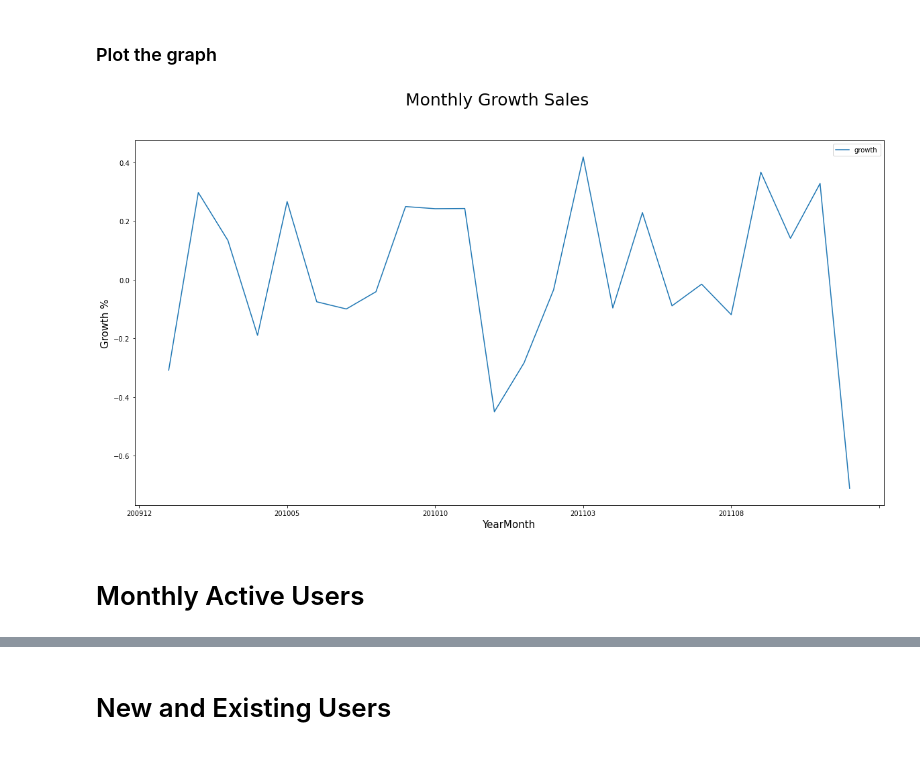
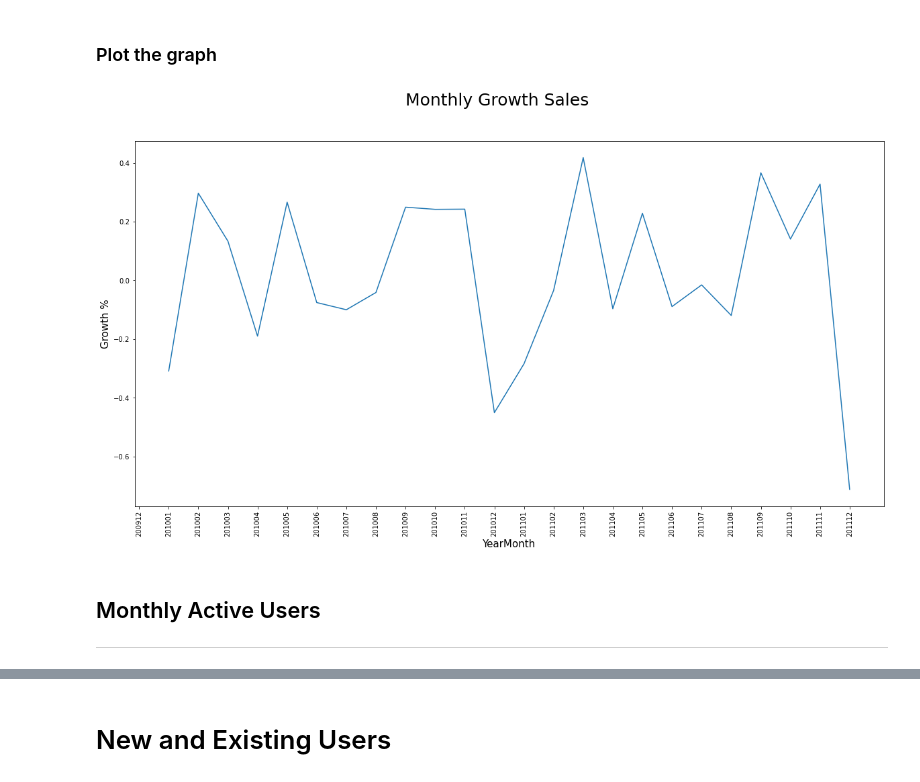
Before and after one commit to jarviscanada/jarvis_data_eng_AndresOsorio, a Jupyter notebook: python_data_wrangling/retail_data_analytics_wrangling.ipynb, the cells around one changed output, grey strips where cells are left out. Drawn from its saved outputs; the diff is of its cells as text; code cells hidden in the pictures.

```diff
--- a/python_data_wrangling/retail_data_analytics_wrangling.ipynb
+++ b/python_data_wrangling/retail_data_analytics_wrangling.ipynb
@@ -211,11 +313,15 @@ growth_sales['dates'] = growth_sales['dates'].astype(str)
 # %% [markdown]
 ### Plot the graph
 # %%
-ax = growth_sales.plot.line(x = 'dates', y = 'growth', figsize = (20, 10));
-plt.suptitle('Monthly Growth Sales', fontsize = 25);
-ax.set_xlabel('YearMonth', fontsize = 15);
-ax.set_ylabel('Growth %', fontsize = 15);
+fig = plt.figure(figsize = (20, 10))
+plt.plot(growth_sales.dates, growth_sales.growth)
+plt.suptitle('Monthly Growth Sales', fontsize = 25)
+plt.xlabel('YearMonth', fontsize = 15)
+plt.ylabel('Growth %', fontsize = 15)
+plt.xticks(rotation = 90)
+plt.show()
 # %% [output]
-[figure, old version]
+[figure, new version]
 # %% [markdown]
-# Monthly Active Users
+## Monthly Active Users
+-------
```
Also changed, not shown: parts of 28 cells of this notebook.
